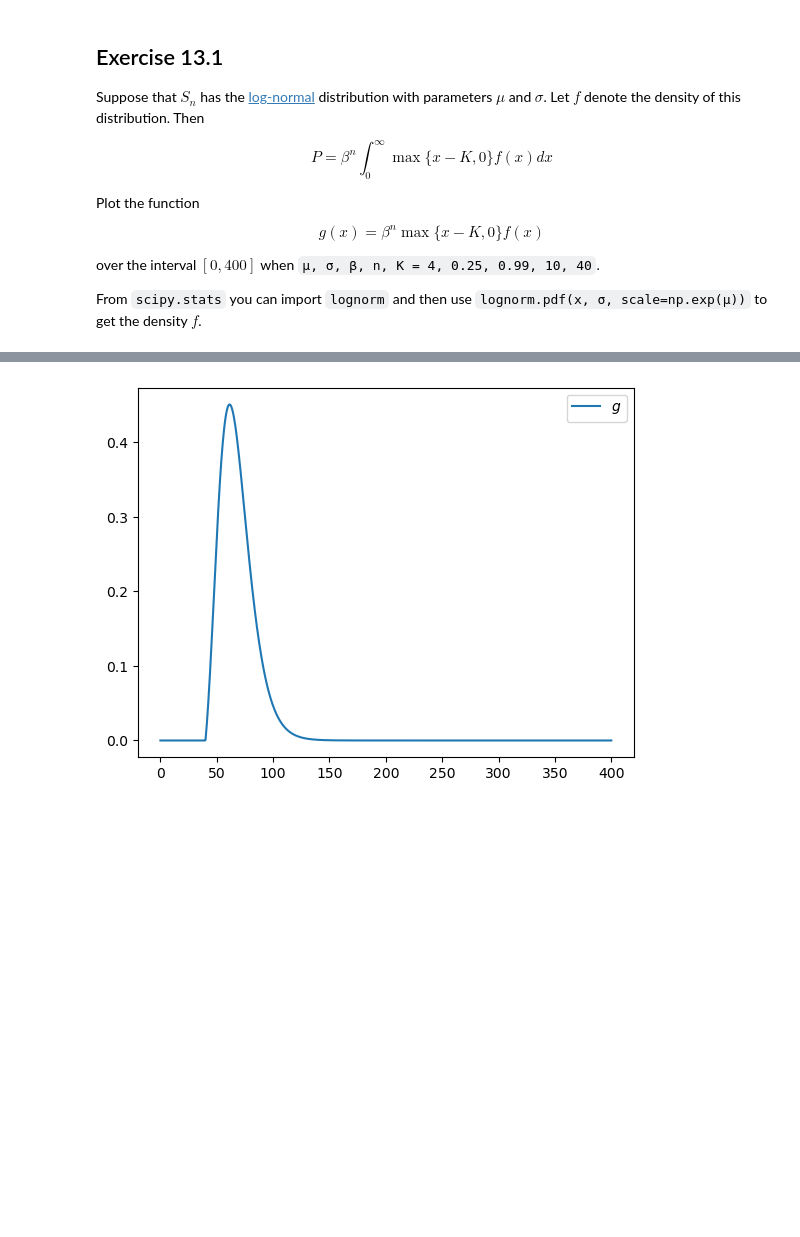
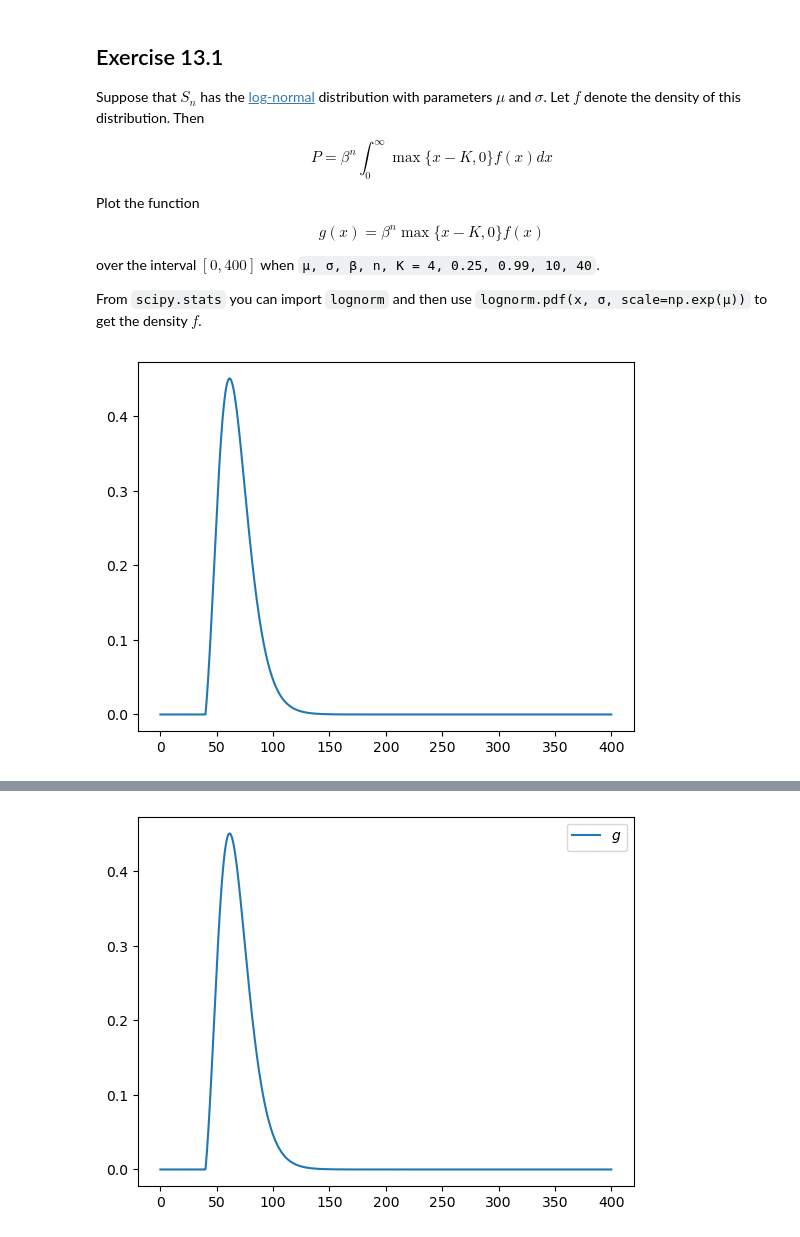
Before and after one commit to LiminMHuang/lecture-python-programming.myst, a Jupyter notebook: lectures/lecture13_scipy.ipynb, the cells around one changed output, grey strips where cells are left out. Cells and saved outputs as stored; diff of their text form; code cells hidden in the pictures; blank space fills up the shorter version.

```diff
--- a/lectures/lecture13_scipy.ipynb
+++ b/lectures/lecture13_scipy.ipynb
@@ -477,3 +476,18 @@ $$
 over the interval $ [0, 400] $ when `μ, σ, β, n, K = 4, 0.25, 0.99, 10, 40`.
 
 From `scipy.stats` you can import `lognorm` and then use `lognorm.pdf(x, σ, scale=np.exp(μ))` to get the density $ f $.
+# %%
+from scipy.stats import lognorm
+import matplotlib.pyplot as plt
+import numpy as np
+
+x = np.linspace(0, 400, 1200)
+μ, σ, β, n, K = 4, 0.25, 0.99, 10, 40
+# Using list comprehension
+y = [β**n * max((x_val - K), 0) * lognorm.pdf(x_val, σ, scale=np.exp(μ)) for x_val in x]
+
+fig, ax = plt.subplots()
+ax.plot(x, y)
+plt.show()
+# %% [output]
+[figure, added]
```
Also changed, not shown: parts of 19 cells of this notebook, 1 other file.
